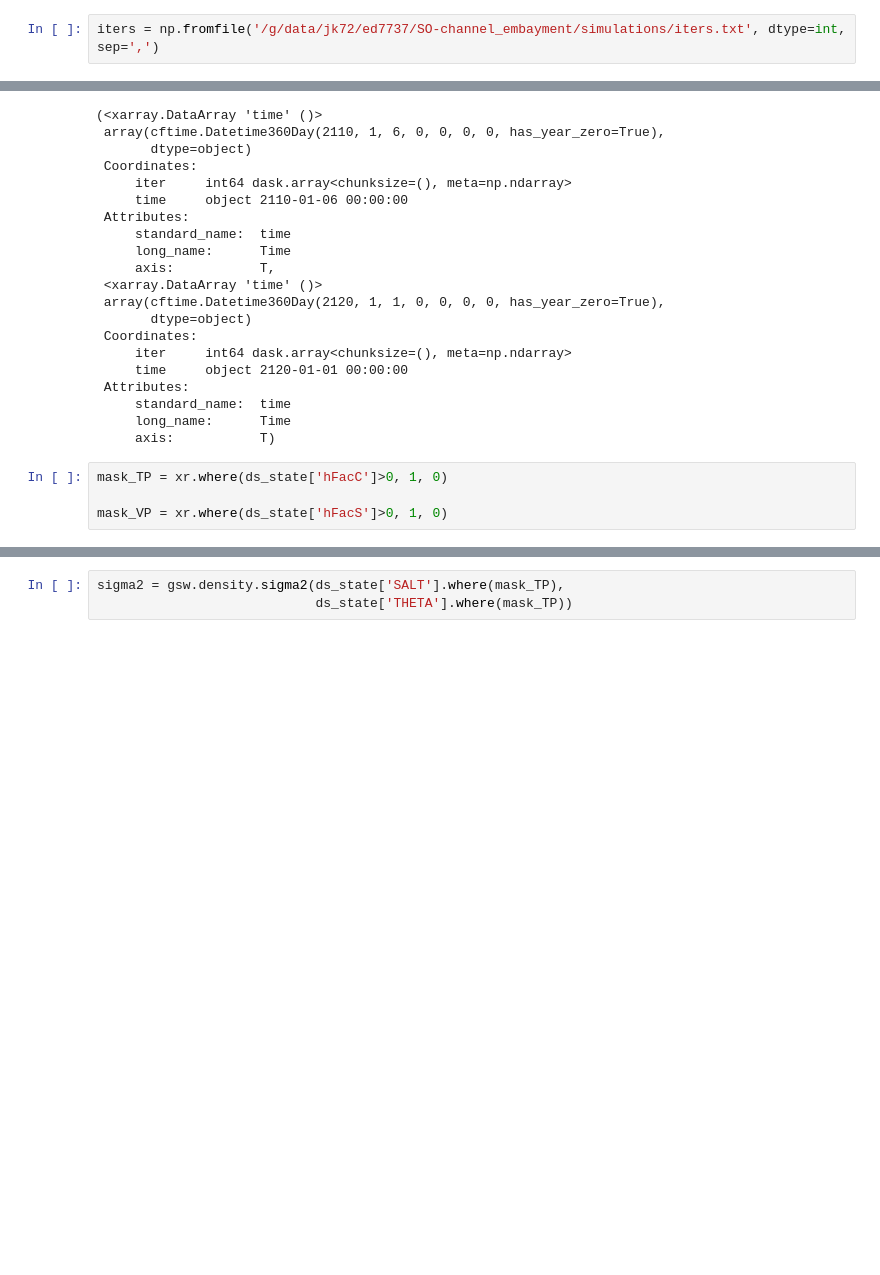
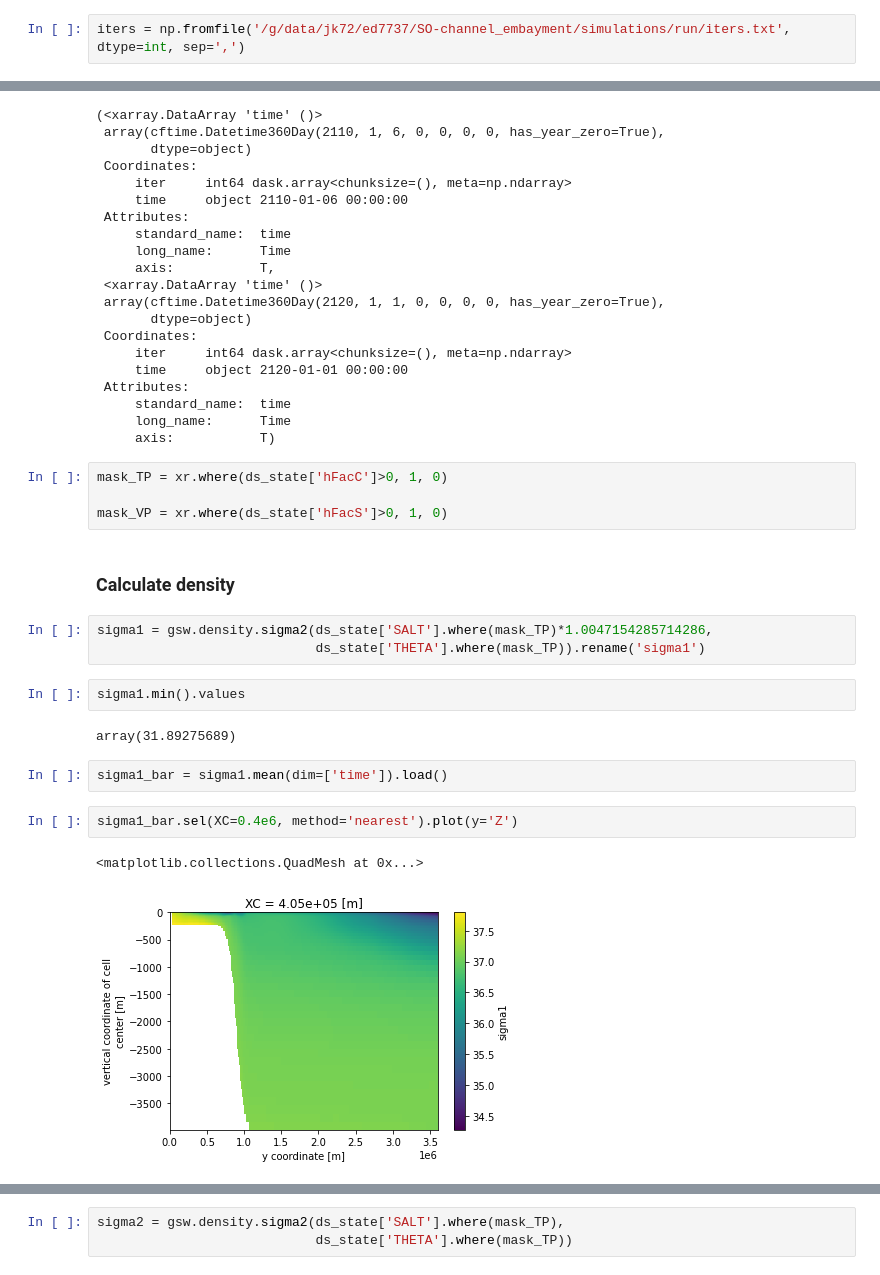
Before and after one commit to edoddridge/SO-channel-embayment, a Jupyter notebook: analysis/analysis-MITgcm-gadi.ipynb, the cells around one changed output, grey strips where cells are left out. Saved outputs shown, nothing was run; the diff lists cells and outputs as text; blank space fills up the shorter version.

Commit message:
Testing sigma bounds code

```diff
--- a/analysis/analysis-MITgcm-gadi.ipynb
+++ b/analysis/analysis-MITgcm-gadi.ipynb
@@ -75,7 +64,7 @@ print(client)
 # %%
 model_dir = '/g/data/jk72/ed7737/SO-channel_embayment/simulations/run/'
 # %%
-iters = np.fromfile('/g/data/jk72/ed7737/SO-channel_embayment/simulations/iters.txt', dtype=int, sep=',')
+iters = np.fromfile('/g/data/jk72/ed7737/SO-channel_embayment/simulations/run/iters.txt', dtype=int, sep=',')
 # %%
 iters = iters.tolist()
 # %%
@@ -570,3 +559,19 @@ time_range
 mask_TP = xr.where(ds_state['hFacC']>0, 1, 0)
 
 mask_VP = xr.where(ds_state['hFacS']>0, 1, 0)
+# %% [markdown]
+### Calculate density
+# %%
+sigma1 = gsw.density.sigma2(ds_state['SALT'].where(mask_TP)*1.0047154285714286,
+                            ds_state['THETA'].where(mask_TP)).rename('sigma1')
+# %%
+sigma1.min().values
+# %% [output]
+array(31.89275689)
+# %%
+sigma1_bar = sigma1.mean(dim=['time']).load()
+# %%
+sigma1_bar.sel(XC=0.4e6, method='nearest').plot(y='Z')
+# %% [output]
+<matplotlib.collections.QuadMesh at 0x...>
+[figure, added]
```
Also changed, not shown: parts of 9 cells of this notebook.
